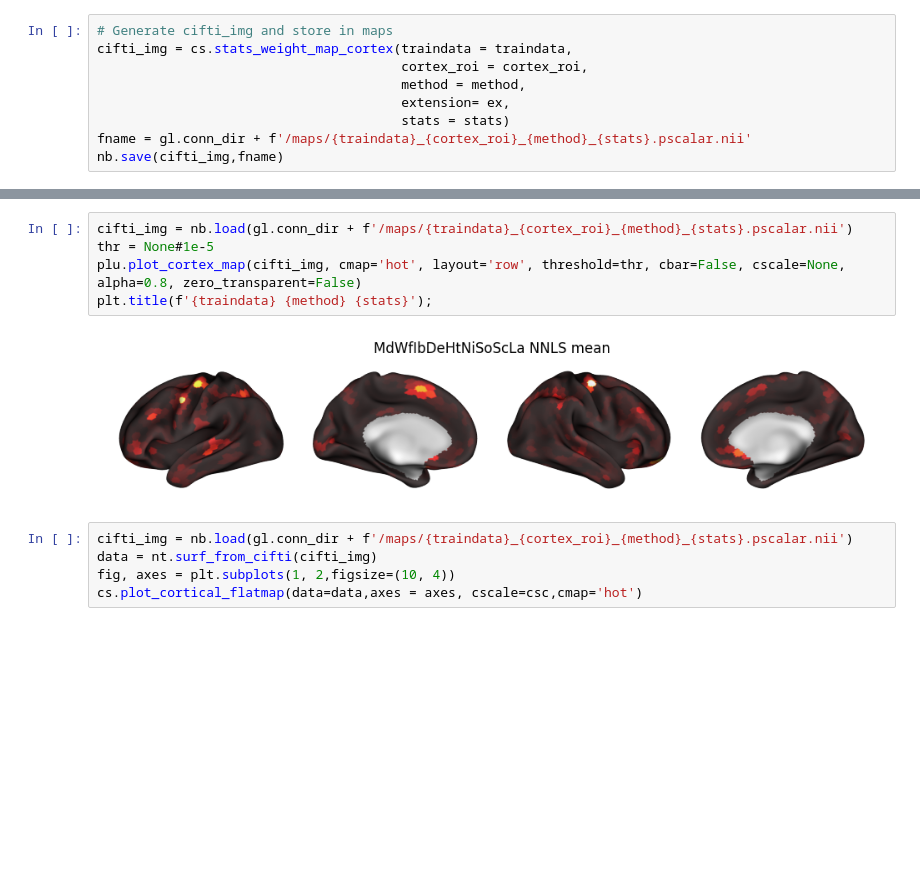
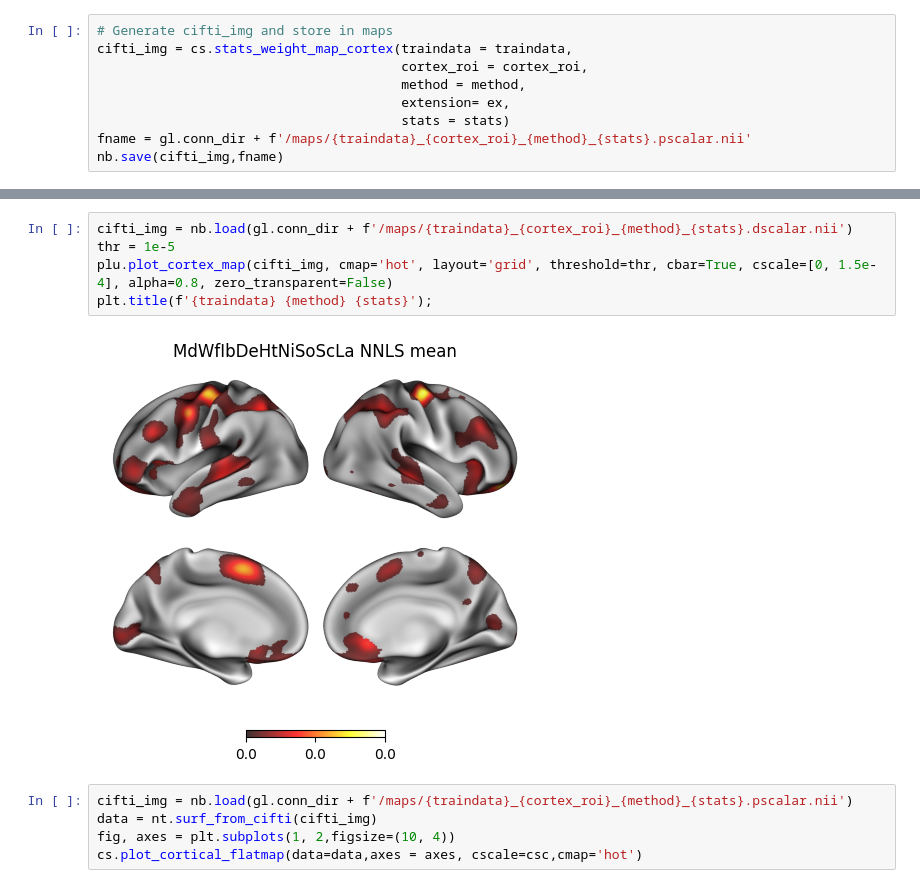
Before and after one commit to DiedrichsenLab/cortico_cereb_connectivity, a Jupyter notebook: notebooks/5. Model_description/connectivity_weights_NNLS.ipynb, the cells around one changed output, grey strips where cells are left out. Drawn from its saved outputs; the diff is of its cells as text; blank space fills up the shorter version.

```diff
--- a/notebooks/5. Model_description/connectivity_weights_NNLS.ipynb
+++ b/notebooks/5. Model_description/connectivity_weights_NNLS.ipynb
@@ -50,10 +50,10 @@ wb_command -cifti-smoothing 'temp.dscalar.nii' 4.0 0.0 COLUMN /cifs/diedrichsen/
 # %%
-cifti_img = nb.load(gl.conn_dir + f'/maps/{traindata}_{cortex_roi}_{method}_{stats}.pscalar.nii')
-thr = None#1e-5
-plu.plot_cortex_map(cifti_img, cmap='hot', layout='row', threshold=thr, cbar=False, cscale=None, alpha=0.8, zero_transparent=False)
+cifti_img = nb.load(gl.conn_dir + f'/maps/{traindata}_{cortex_roi}_{method}_{stats}.dscalar.nii')
+thr = 1e-5
+plu.plot_cortex_map(cifti_img, cmap='hot', layout='grid', threshold=thr, cbar=True, cscale=[0, 1.5e-4], alpha=0.8, zero_transparent=False)
 plt.title(f'{traindata} {method} {stats}');
 # %% [output]
-[figure, old version]
+[figure, new version]
 # %%
 cifti_img = nb.load(gl.conn_dir + f'/maps/{traindata}_{cortex_roi}_{method}_{stats}.pscalar.nii')
 data = nt.surf_from_cifti(cifti_img)
```
Also changed, not shown: parts of 1 cell of this notebook, 1 other file.
